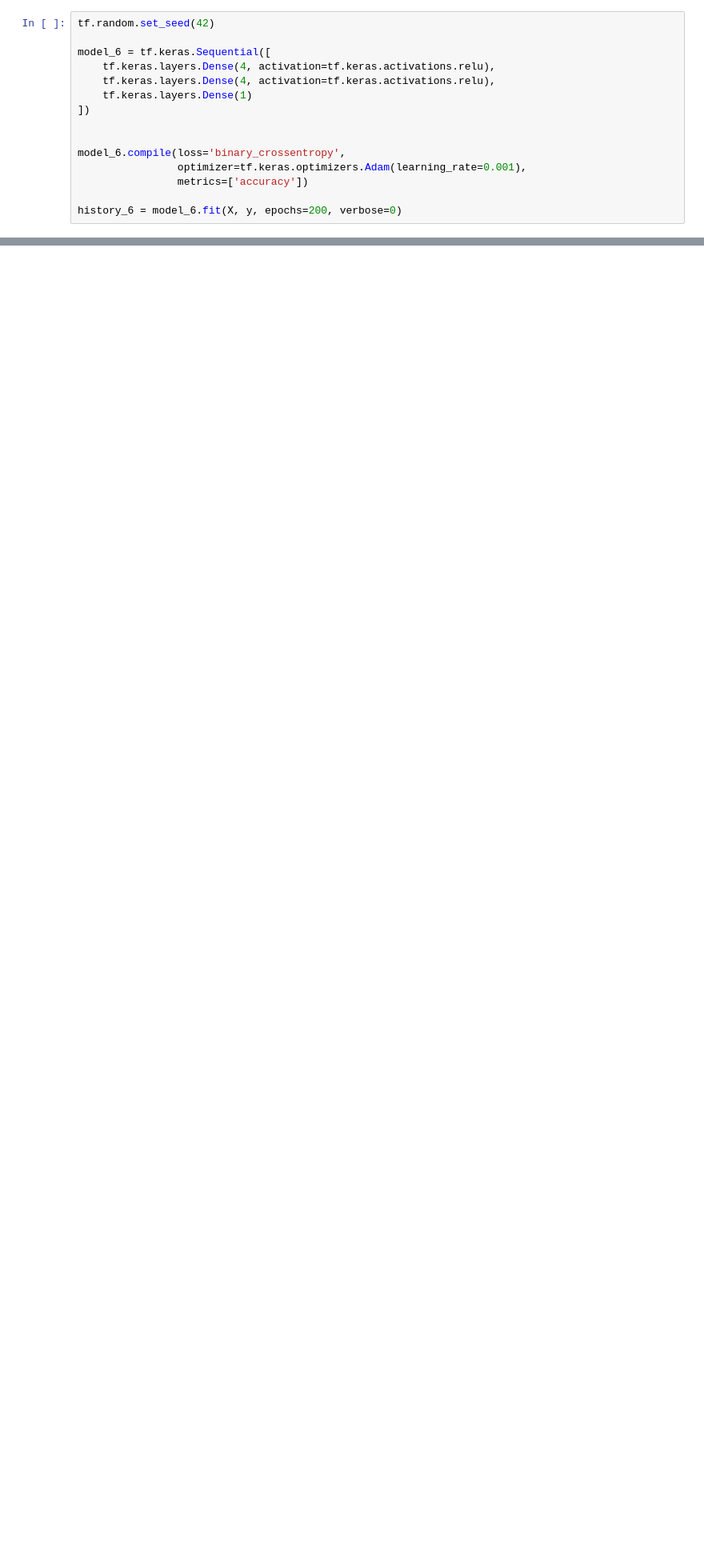
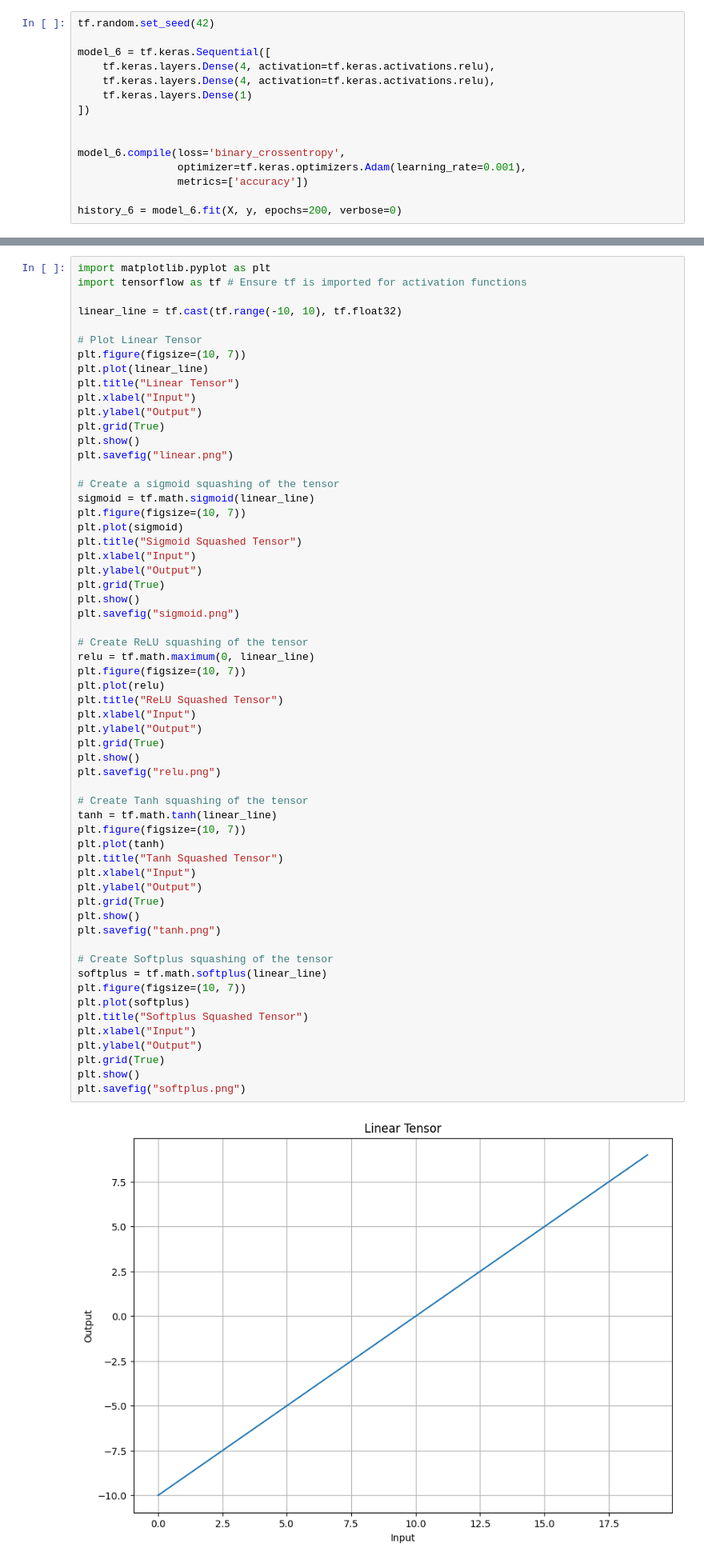
Before and after one commit to Sayantan615/Practice-Code, a Jupyter notebook: Tensorflow Labs/tensorflow_classification.ipynb, the cells around one changed output, grey strips where cells are left out. Shown at 80% size. Saved outputs shown, nothing was run; the diff lists cells and outputs as text; blank space fills up the shorter version.

```diff
--- a/Tensorflow Labs/tensorflow_classification.ipynb
+++ b/Tensorflow Labs/tensorflow_classification.ipynb
@@ -268,0 +293,61 @@ plot_decision_boundary(model_6, X, y)
+# %%
+import matplotlib.pyplot as plt
+import tensorflow as tf # Ensure tf is imported for activation functions
+
+linear_line = tf.cast(tf.range(-10, 10), tf.float32)
+
+# Plot Linear Tensor
+plt.figure(figsize=(10, 7))
+plt.plot(linear_line)
+plt.title("Linear Tensor")
+plt.xlabel("Input")
+plt.ylabel("Output")
+plt.grid(True)
+plt.show()
+plt.savefig("linear.png")
+
+# Create a sigmoid squashing of the tensor
+sigmoid = tf.math.sigmoid(linear_line)
+plt.figure(figsize=(10, 7))
+plt.plot(sigmoid)
+plt.title("Sigmoid Squashed Tensor")
+plt.xlabel("Input")
+plt.ylabel("Output")
+plt.grid(True)
+plt.show()
+plt.savefig("sigmoid.png")
+
+# Create ReLU squashing of the tensor
+relu = tf.math.maximum(0, linear_line)
+plt.figure(figsize=(10, 7))
+plt.plot(relu)
+plt.title("ReLU Squashed Tensor")
+plt.xlabel("Input")
+plt.ylabel("Output")
+plt.grid(True)
+plt.show()
+plt.savefig("relu.png")
+
+# Create Tanh squashing of the tensor
+tanh = tf.math.tanh(linear_line)
+plt.figure(figsize=(10, 7))
+plt.plot(tanh)
+plt.title("Tanh Squashed Tensor")
+plt.xlabel("Input")
+plt.ylabel("Output")
+plt.grid(True)
+plt.show()
+plt.savefig("tanh.png")
+
+# Create Softplus squashing of the tensor
+softplus = tf.math.softplus(linear_line)
+plt.figure(figsize=(10, 7))
+plt.plot(softplus)
+plt.title("Softplus Squashed Tensor")
+plt.xlabel("Input")
+plt.ylabel("Output")
+plt.grid(True)
+plt.show()
+plt.savefig("softplus.png")
+# %% [output]
+[figure, added]
```
Also changed, not shown: parts of 15 cells of this notebook.
